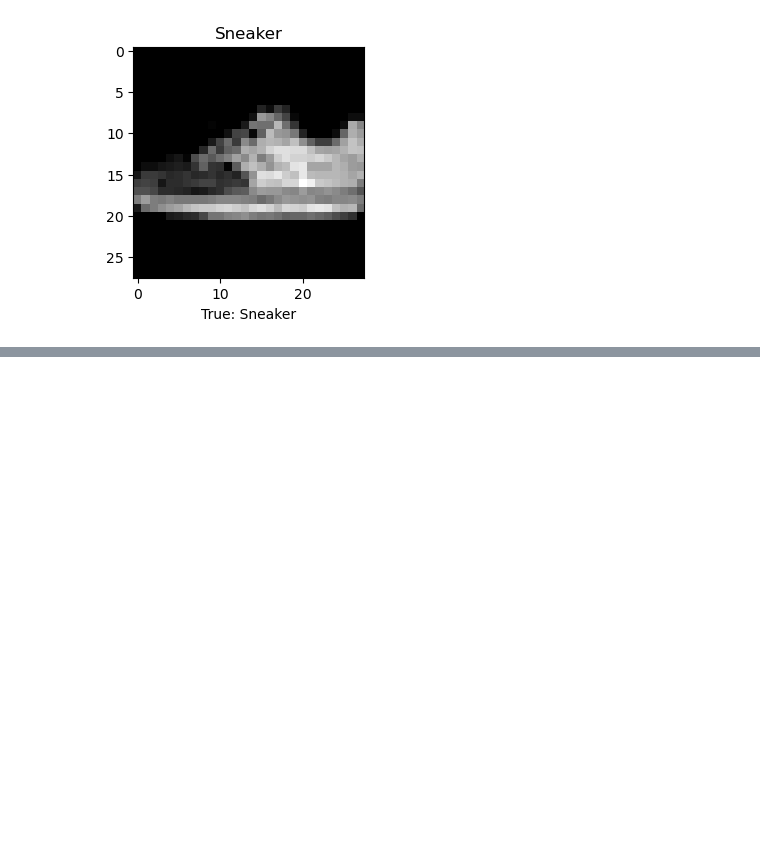
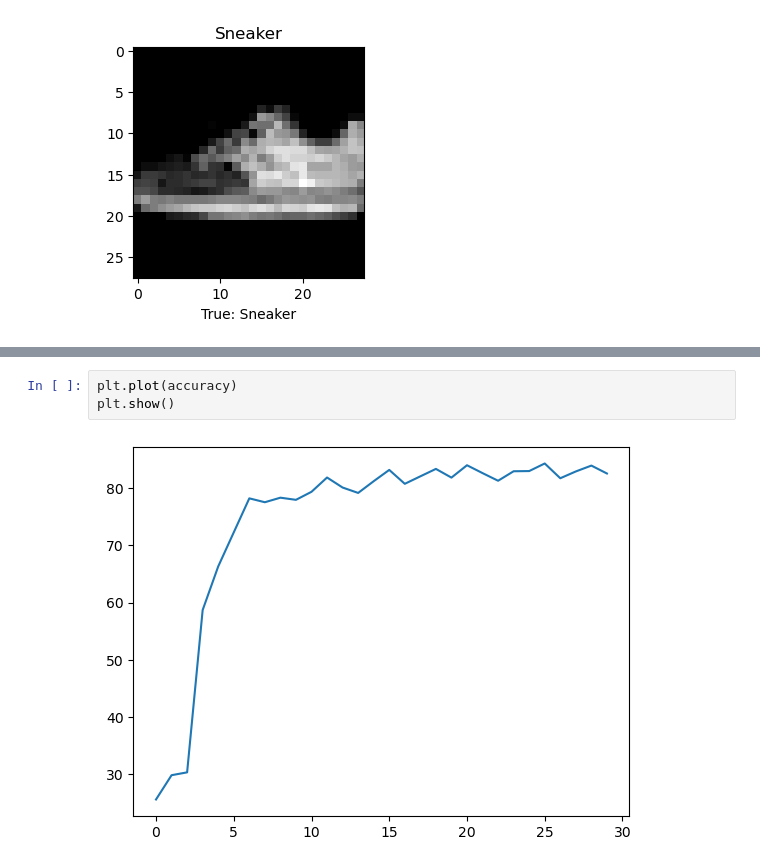
Before and after one commit to ethanh20009/ImageClassifier, a Jupyter notebook: fashion.ipynb, the cells around one changed output, grey strips where cells are left out. Saved outputs shown, nothing was run; the diff lists cells and outputs as text; blank space fills up the shorter version.

```diff
--- a/fashion.ipynb
+++ b/fashion.ipynb
@@ -150,0 +149,5 @@ print(matches.sum().item()*100/len(ySet))
+# %%
+plt.plot(accuracy)
+plt.show()
+# %% [output]
+[figure, added]
```
Also changed, not shown: parts of 4 cells of this notebook.
